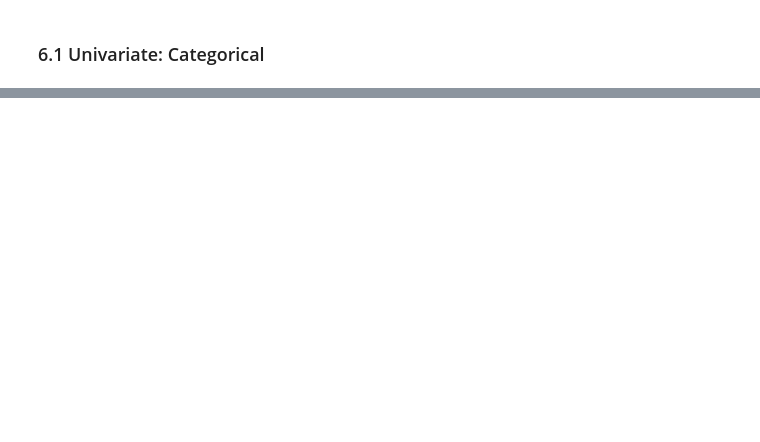
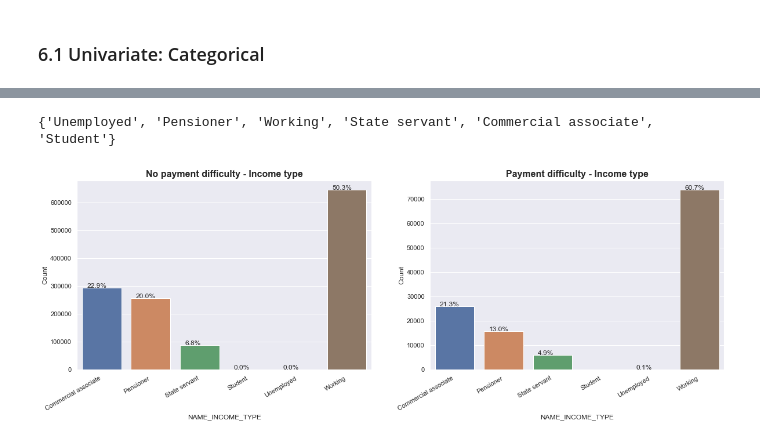
Before and after one commit to kavurisrikanth/risk-analysis-eda, a Jupyter notebook: eda_credit.ipynb, the cells around one changed output, grey strips where cells are left out. Cells and saved outputs as stored; diff of their text form; code cells hidden in the pictures; blank space fills up the shorter version.

```diff
--- a/eda_credit.ipynb
+++ b/eda_credit.ipynb
@@ -588,5 +816,5 @@ Name: CNT_PAYMENT, dtype: int64
 # %%
-all_apps.CNT_PAYMENT = x
+# all_apps.CNT_PAYMENT = x
 # %% [markdown]
 #### 4.1.3.7. CNT_FAM_MEMBERS
 # %%
@@ -812,0 +1107,5 @@ ValueError: Could not interpret input 'CODE_GENDER'
+# %%
+plot_countplot('NAME_INCOME_TYPE', 'Income type')
+# %% [output]
+{'Unemployed', 'Pensioner', 'Working', 'State servant', 'Commercial associate', 'Student'}
+[figure, added]
```
Also changed, not shown: parts of 104 cells of this notebook, 1 other file.
